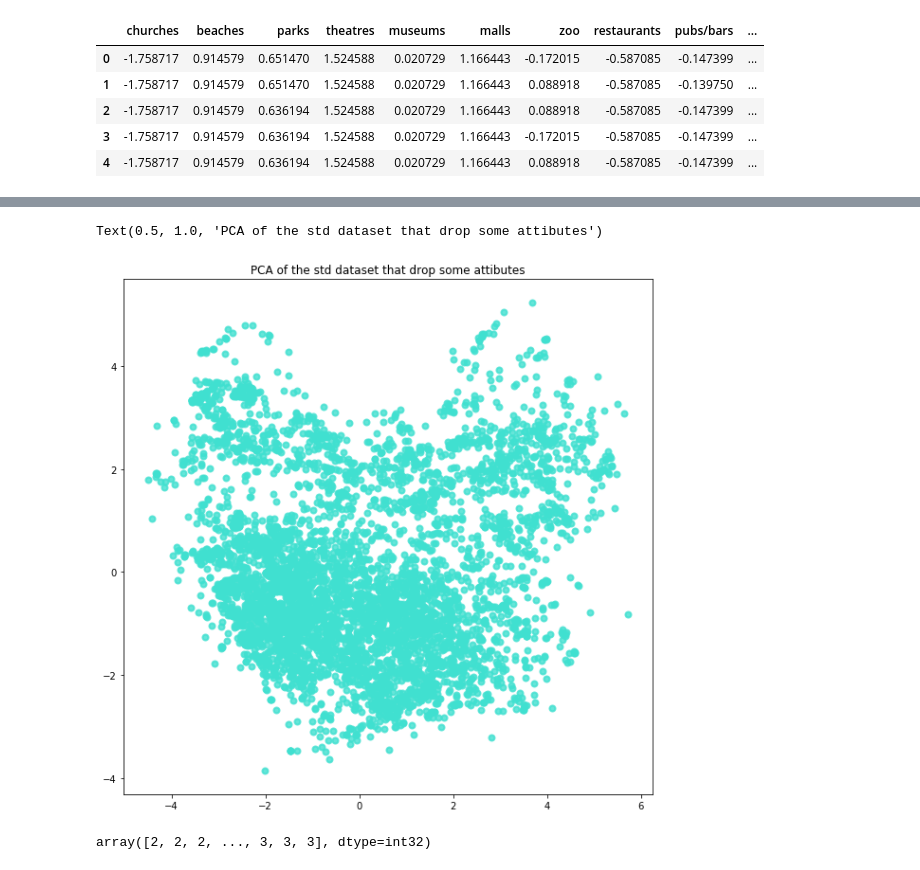
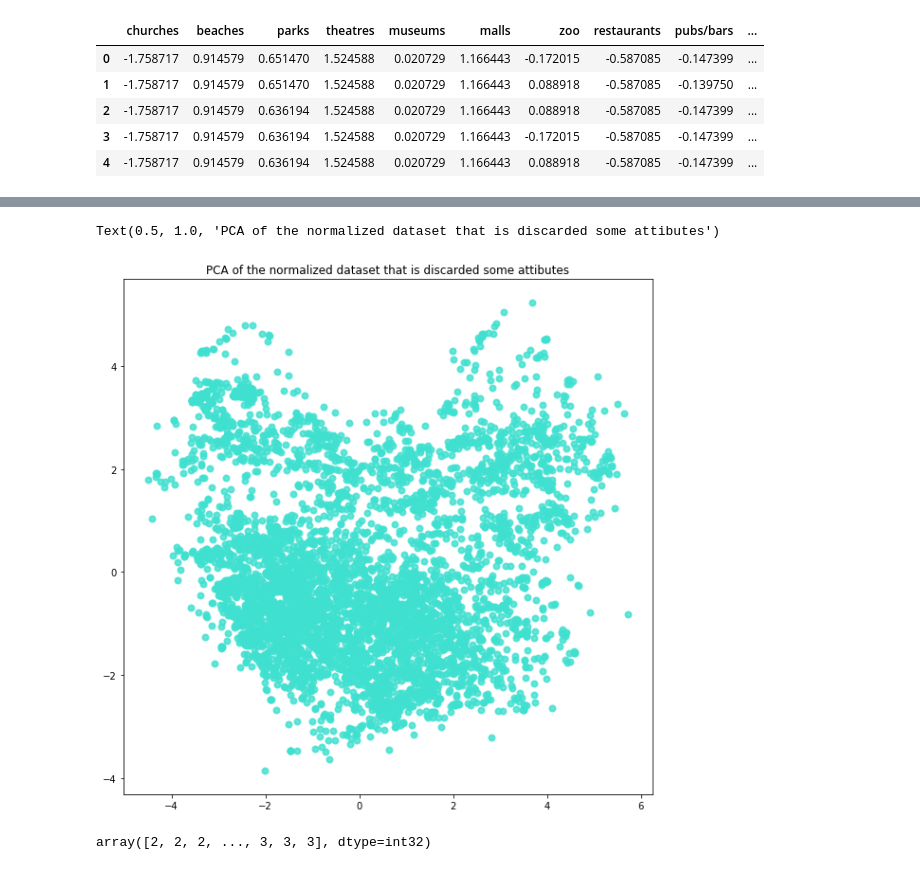
Before and after one commit to kevin110604/FDA-data-analytics, a Jupyter notebook: FDA_hw4.ipynb, the cells around one changed output, grey strips where cells are left out. Cells and saved outputs as stored; diff of their text form; code cells hidden in the pictures.

```diff
--- a/FDA_hw4.ipynb
+++ b/FDA_hw4.ipynb
@@ -420,10 +422,10 @@ array([[-1.03198433, -1.83624554],
 # %%
 plt.figure(figsize=(10, 10))
 plt.scatter(arr_pca_dro[:, 0], arr_pca_dro[:, 1], color='turquoise', alpha=.8, lw=2)
-plt.title('PCA of the std dataset that drop some attibutes')
+plt.title('PCA of the normalized dataset that is discarded some attibutes')
 # %% [output]
-Text(0.5, 1.0, 'PCA of the std dataset that drop some attibutes')
+Text(0.5, 1.0, 'PCA of the normalized dataset that is discarded some attibutes')
-[figure, old version]
+[figure, new version]
 # %%
 y_pred_dro = KMeans(n_clusters=4, random_state=170).fit_predict(arr_pca_dro)
 y_pred_dro
```
Also changed, not shown: parts of 31 cells of this notebook.
